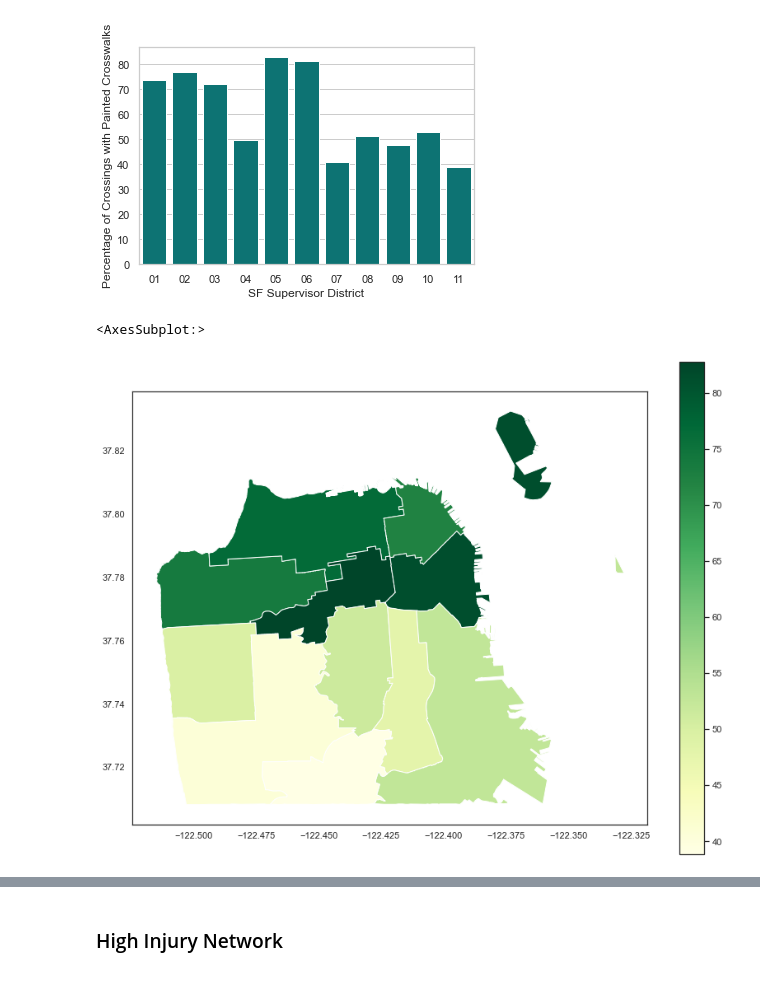
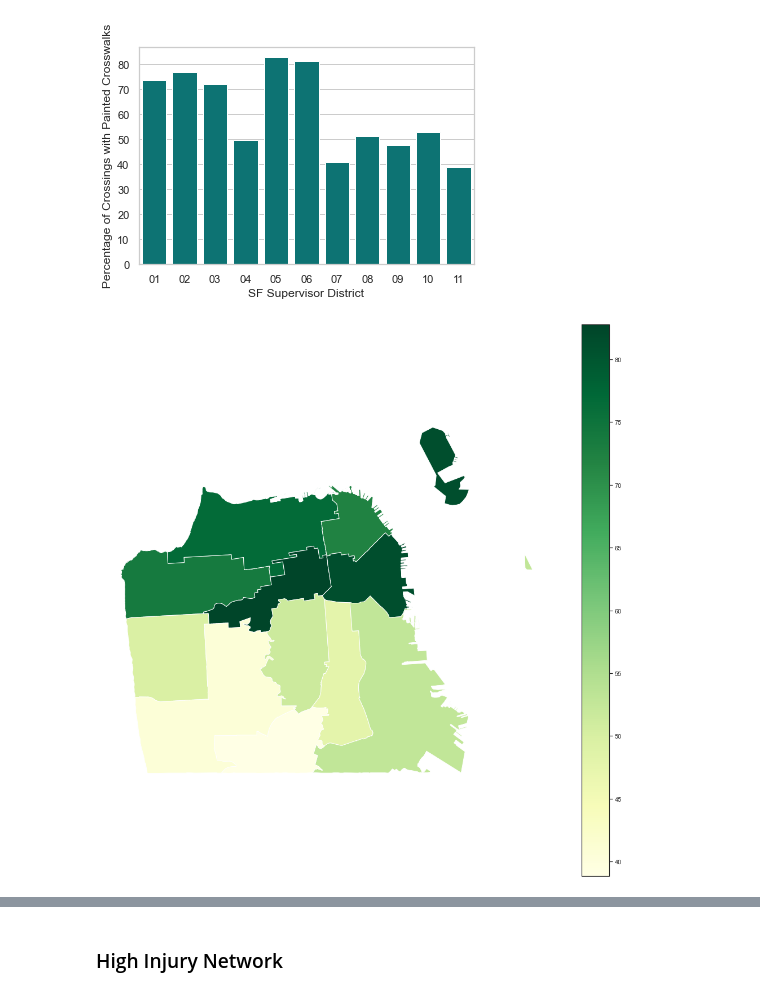
Before and after one commit to hua-mike/cp255-project, a Jupyter notebook: cp255-project-nb.ipynb, the cells around one changed output, grey strips where cells are left out. Drawn from its saved outputs; the diff is of its cells as text; code cells hidden in the pictures.

Commit message:
plot updates for the presentation in class

```diff
--- a/cp255-project-nb.ipynb
+++ b/cp255-project-nb.ipynb
@@ -29,10 +29,14 @@ from shapely.geometry import shape
 import shapely.geometry
 import plotly.figure_factory as ff
 import plotly.express as px
+# %%
+# define project CRS
+projected_crs = 'epsg:26910'
+geo_crs = 'epsg:4326'
 # %%
 cw_raw = pd.read_csv('data/moran_crosswalks_sf-1.csv')
 cw = gpd.GeoDataFrame(cw_raw, geometry=gpd.points_from_xy(cw_raw.longitude, cw_raw.latitude))
-cw.crs = 'epsg:4326'
+cw.crs = geo_crs
 cw
 # %% [output]
 |  | the_geom | cartodb_id | longitude | latitude | cw_q | geometry |
@@ -83,4 +97,4 @@ no_cw
 # %%
 districts = gpd.read_file('https://data.sfgov.org/api/geospatial/keex-zmn4?method=export&format=Shapefile')
+districts = districts.to_crs(geo_crs)
 districts.head()
-districts = districts.to_crs(4326)
@@ -136,10 +166,11 @@ plt.show()
 # %%
 # Map the Percentage of Crossings with Painted Crosswalks by SF Supervisor District
 sns.set_style("white")
-cw_bydist.plot(column = 'yes_cw_pct',cmap='YlGn', figsize=(14,11), legend=True)
+fig, ax = plt.subplots(figsize=(18,18))
+cw_bydist.plot(column = 'yes_cw_pct',cmap='YlGn', figsize=(14,11), legend=True, ax=ax)
+ax.set_axis_off()
 # %% [output]
-<AxesSubplot:>
-[figure, old version]
+[figure, new version]
 # %%
 # hex plot of crossing density
 # I hope to work on this more to get proportions of marked vs. unmarked crossings in hexbins
```
Also changed, not shown: parts of 22 cells of this notebook.
